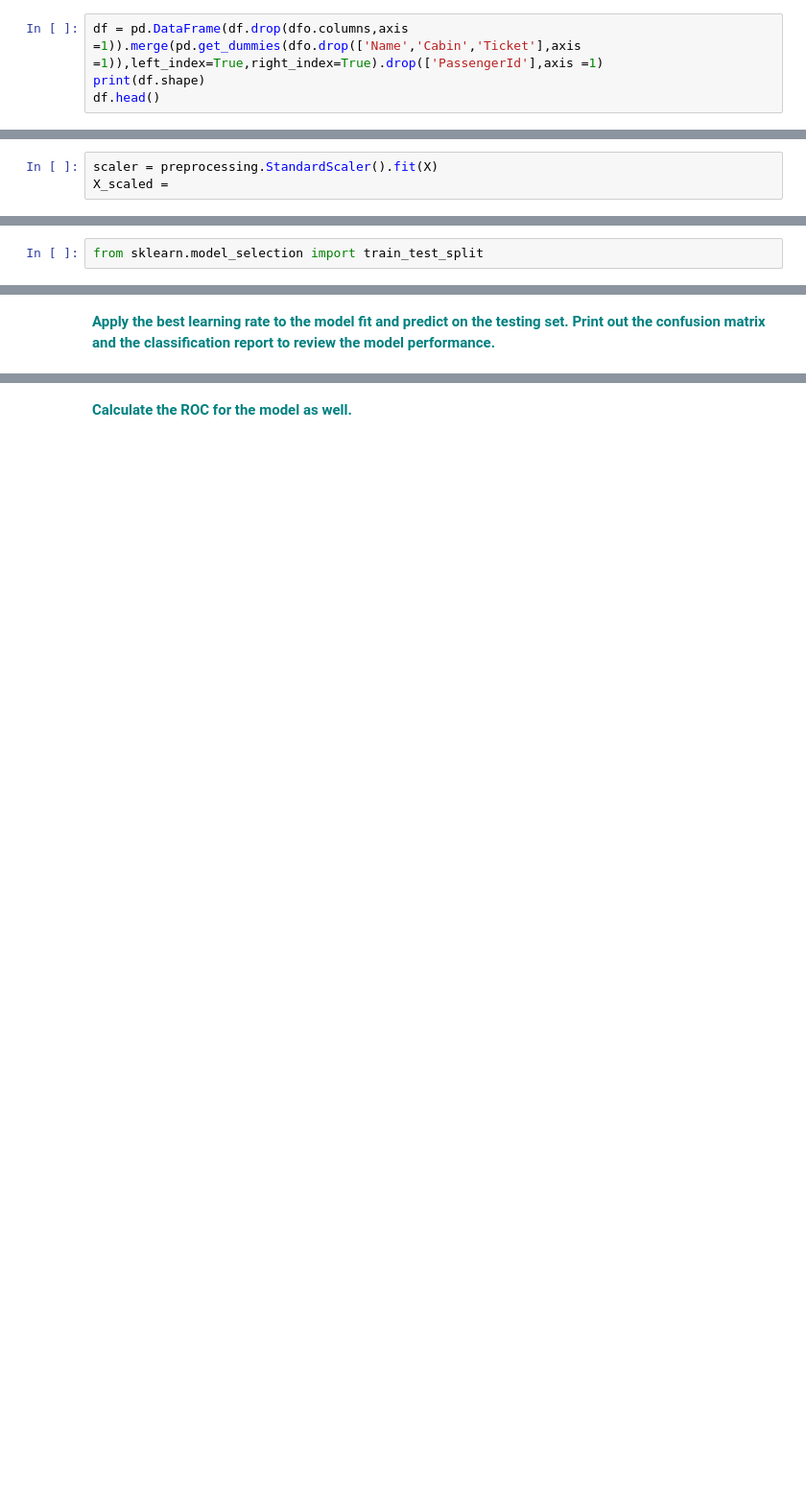
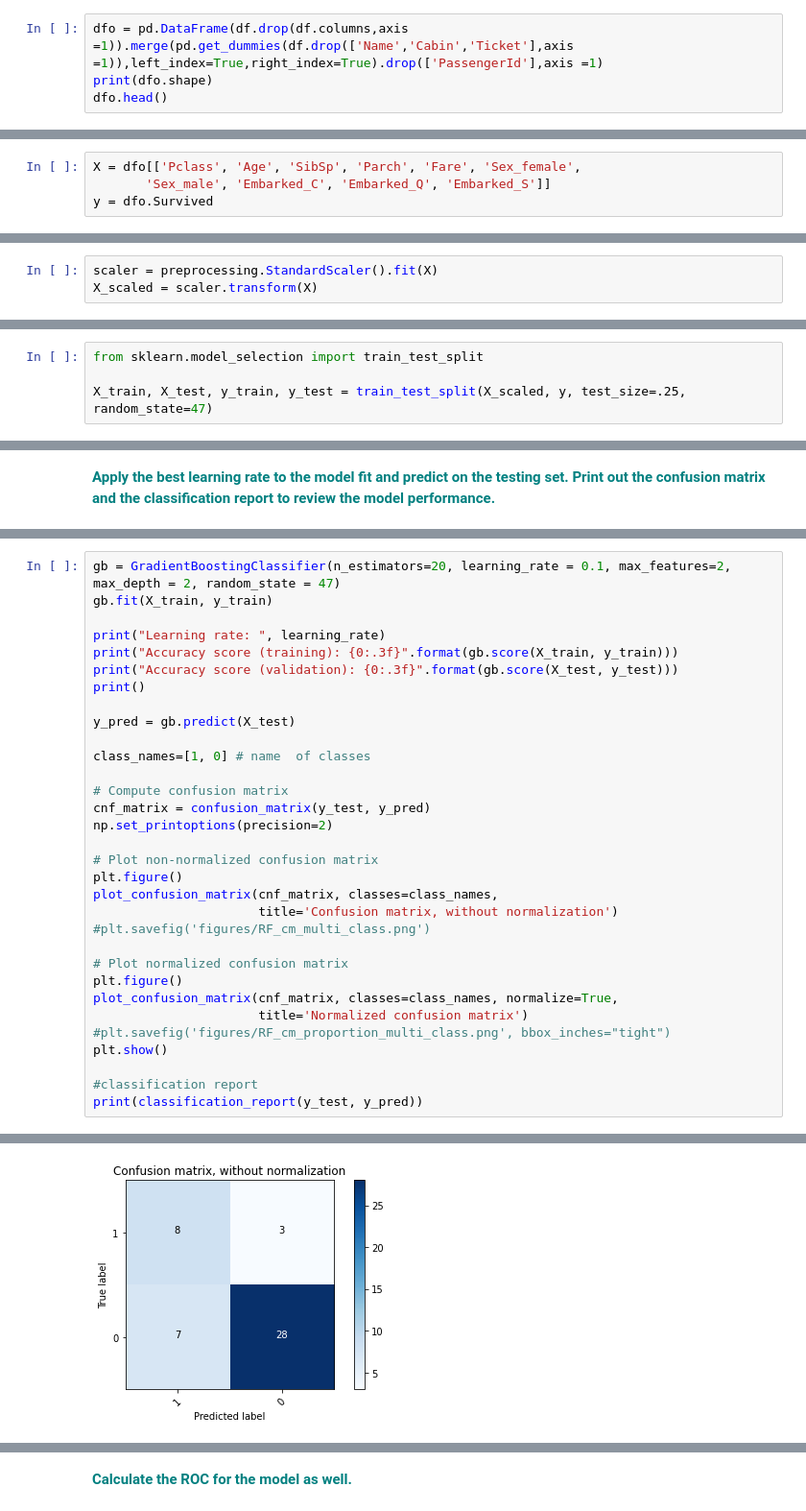
Before and after one commit to trentleslie/Springboard, a Jupyter notebook: 14.5 Case Study - Gradient Boosting/Gradient Boosting Case Study.ipynb, the cells around one changed output, grey strips where cells are left out. Shown at 96% size. Cells and saved outputs as stored; diff of their text form; blank space fills up the shorter version.

Commit message:
gradient boosting case study done

```diff
--- a/14.5 Case Study - Gradient Boosting/Gradient Boosting Case Study.ipynb
+++ b/14.5 Case Study - Gradient Boosting/Gradient Boosting Case Study.ipynb
@@ -150,7 +140,7 @@ Column Embarked: ['C' 'S' 'Q']
 # %% [markdown]
 **<font color='teal'>Create dummy features for the categorical features and add those to the 'df' dataframe. Make sure to also remove the original categorical columns from the dataframe.</font>**
 # %%
-df = pd.DataFrame(df.drop(dfo.columns,axis =1)).merge(pd.get_dummies(dfo.drop(['Name','Cabin','Ticket'],axis =1)),left_index=True,right_index=True).drop(['PassengerId'],axis =1)
-print(df.shape)
-df.head()
+dfo = pd.DataFrame(df.drop(df.columns,axis =1)).merge(pd.get_dummies(df.drop(['Name','Cabin','Ticket'],axis =1)),left_index=True,right_index=True).drop(['PassengerId'],axis =1)
+print(dfo.shape)
+dfo.head()
 # %% [output]
@@ -165,12 +173,18 @@ y =
+# %%
+X = dfo[['Pclass', 'Age', 'SibSp', 'Parch', 'Fare', 'Sex_female',
+       'Sex_male', 'Embarked_C', 'Embarked_Q', 'Embarked_S']]
+y = dfo.Survived
 # %% [markdown]
 **<font color='teal'>Apply the standard scaler to the X matrix.</font>**
 # %%
 scaler = preprocessing.StandardScaler().fit(X)
-X_scaled =
+X_scaled = scaler.transform(X)
 # %% [markdown]
 **<font color='teal'>Split the X_scaled and y into 75/25 training and testing data subsets..</font>**
 # %%
 from sklearn.model_selection import train_test_split
+
+X_train, X_test, y_train, y_test = train_test_split(X_scaled, y, test_size=.25, random_state=47)
 # %% [markdown]
 **<font color='teal'>Run the cell below to test multiple learning rates in your gradient boosting classifier.</font>**
 # %%
@@ -186,0 +262,33 @@ for learning_rate in learning_rates:
+# %%
+gb = GradientBoostingClassifier(n_estimators=20, learning_rate = 0.1, max_features=2, max_depth = 2, random_state = 47)
+gb.fit(X_train, y_train)
+
+print("Learning rate: ", learning_rate)
+print("Accuracy score (training): {0:.3f}".format(gb.score(X_train, y_train)))
+print("Accuracy score (validation): {0:.3f}".format(gb.score(X_test, y_test)))
+print()
+
+y_pred = gb.predict(X_test)
+
+class_names=[1, 0] # name  of classes
+
+# Compute confusion matrix
+cnf_matrix = confusion_matrix(y_test, y_pred)
+np.set_printoptions(precision=2)
+
+# Plot non-normalized confusion matrix
+plt.figure()
+plot_confusion_matrix(cnf_matrix, classes=class_names,
+                      title='Confusion matrix, without normalization')
+#plt.savefig('figures/RF_cm_multi_class.png')
+
+# Plot normalized confusion matrix
+plt.figure()
+plot_confusion_matrix(cnf_matrix, classes=class_names, normalize=True,
+                      title='Normalized confusion matrix')
+#plt.savefig('figures/RF_cm_proportion_multi_class.png', bbox_inches="tight")
+plt.show()
+
+#classification report
+print(classification_report(y_test, y_pred))
+# %% [output]
@@ -186,0 +305 @@ for learning_rate in learning_rates:
+[figure, added]
```
Also changed, not shown: parts of 8 cells of this notebook, 3 other files.
